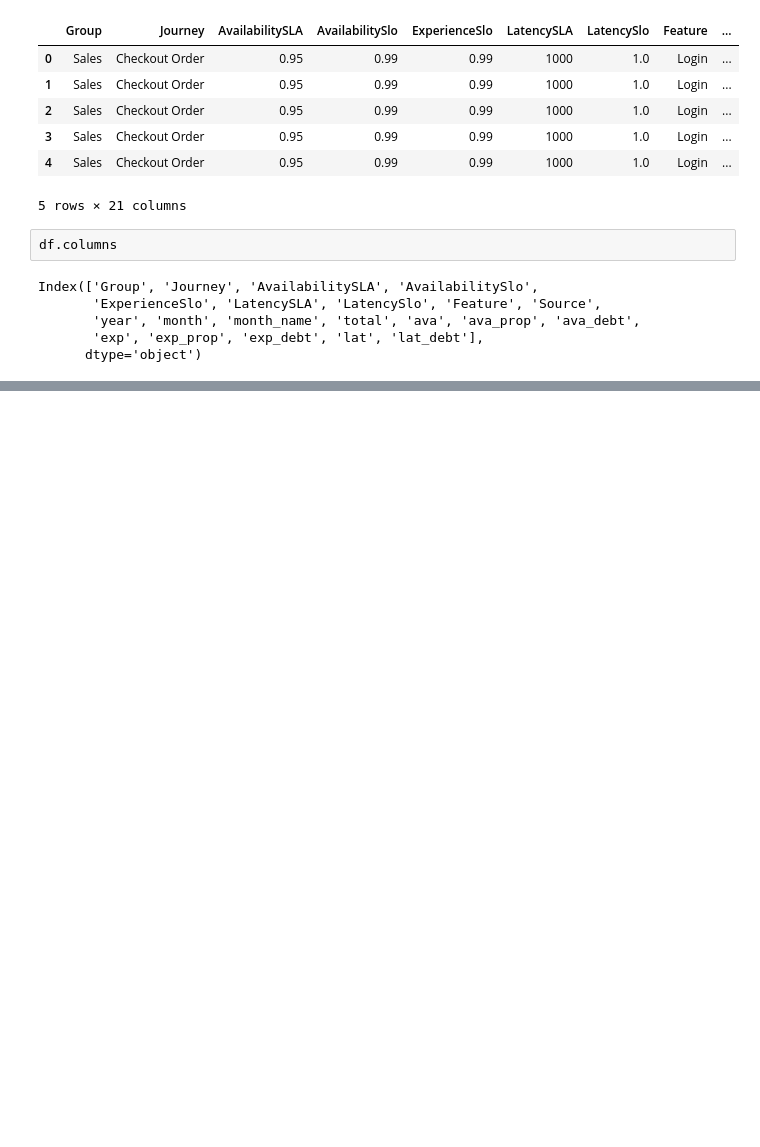
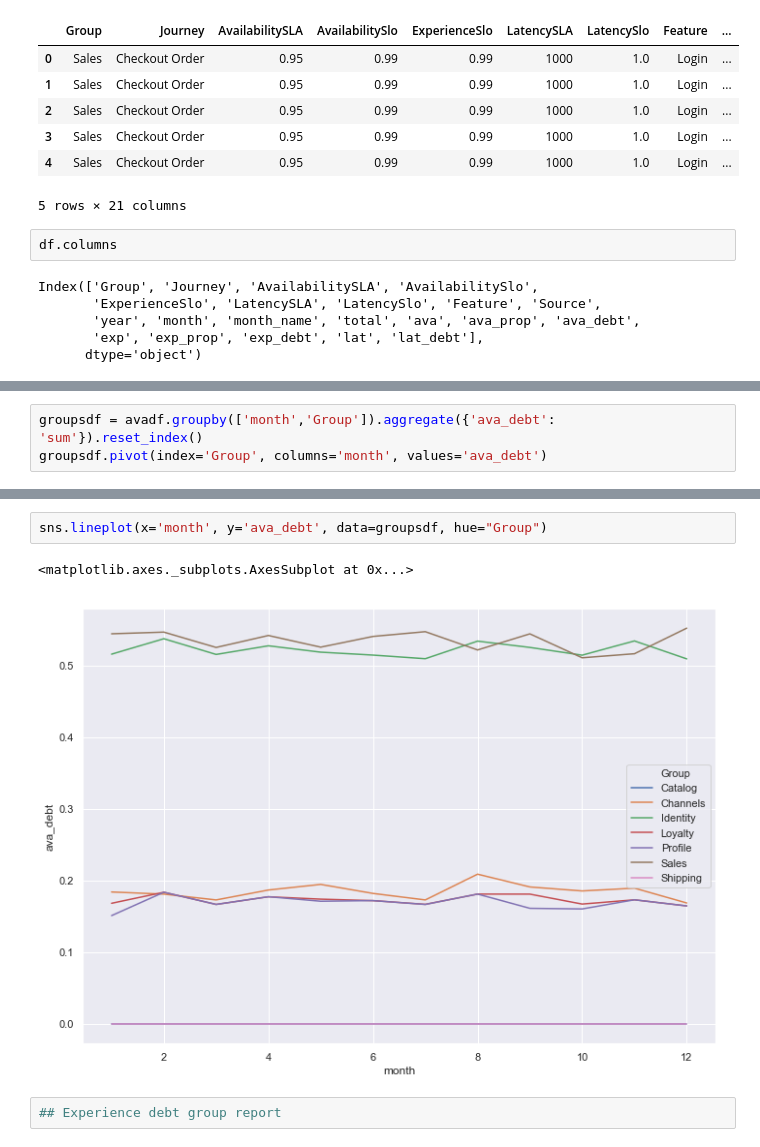
Before and after one commit to owlvey/owlvey_notebooks, a Jupyter notebook: reports/slo_journeys.ipynb, the cells around one changed output, grey strips where cells are left out. Cells and saved outputs as stored; diff of their text form; blank space fills up the shorter version.

```diff
--- a/reports/slo_journeys.ipynb
+++ b/reports/slo_journeys.ipynb
@@ -56,0 +63,3 @@ sns.lineplot(x='month', y='ava_debt', data=avadf, hue="Group")
+# %%
+groupsdf = avadf.groupby(['month','Group']).aggregate({'ava_debt': 'sum'}).reset_index()
+groupsdf.pivot(index='Group', columns='month', values='ava_debt')
@@ -56,0 +76,7 @@ sns.lineplot(x='month', y='ava_debt', data=avadf, hue="Group")
+# %%
+sns.lineplot(x='month', y='ava_debt', data=groupsdf, hue="Group")
+# %% [output]
+<matplotlib.axes._subplots.AxesSubplot at 0x...>
+[figure, added]
+# %%
+## Experience debt group report
```
Also changed, not shown: parts of 11 cells of this notebook.
